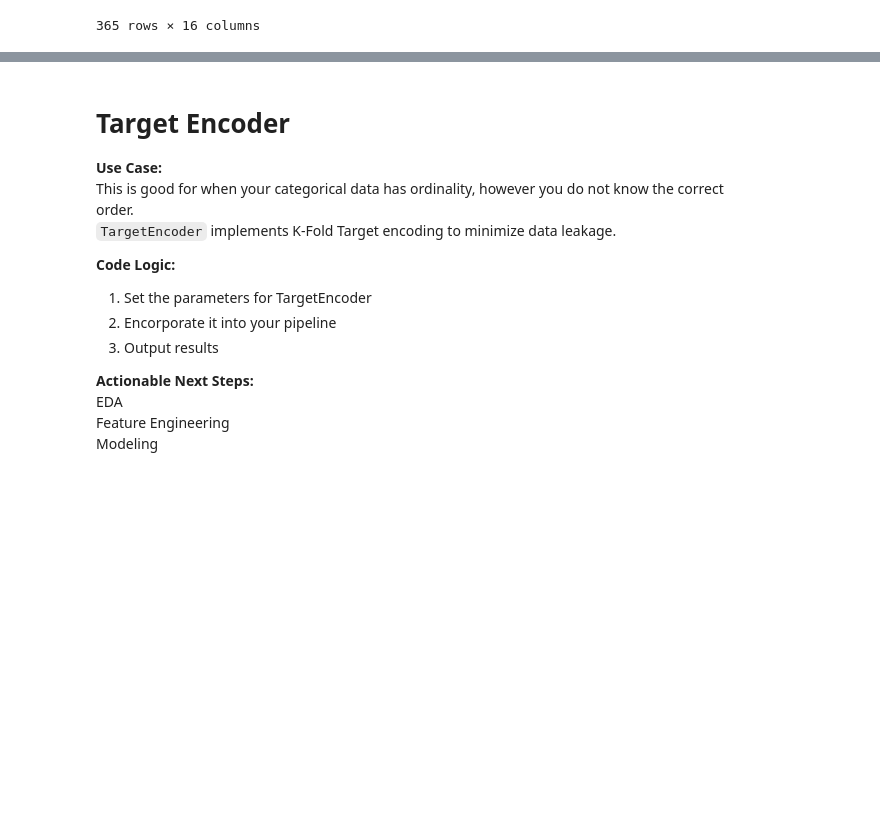
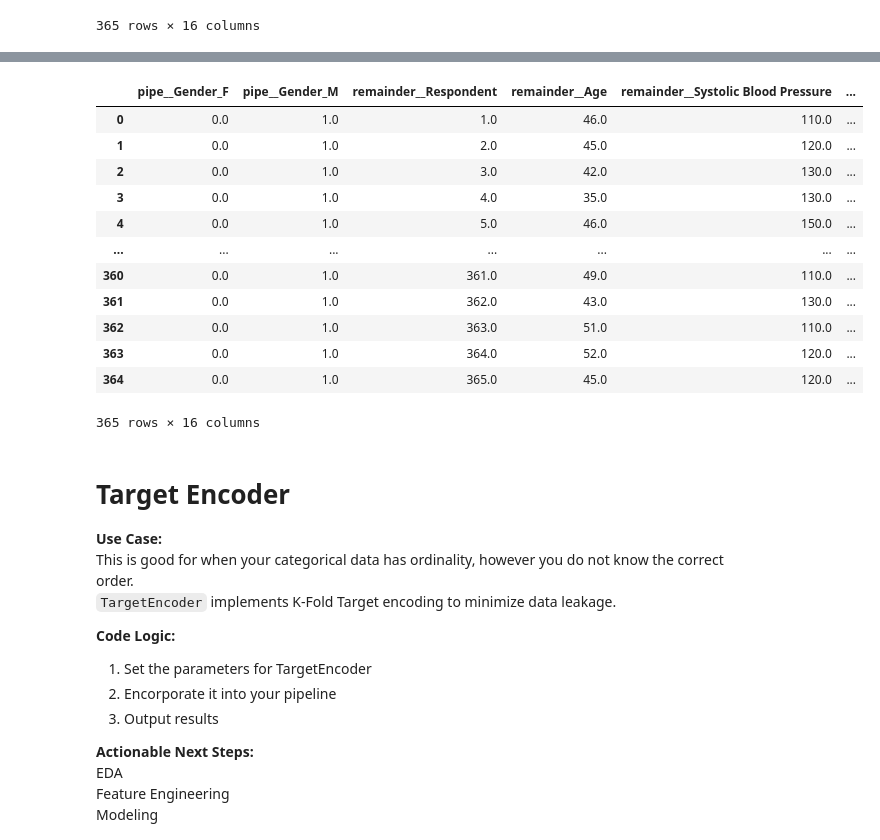
Before and after one commit to HafidAmbardi/tabulardataguidebook, a Jupyter notebook: Preprocessing/Preprocessing.ipynb, the cells around one changed output, grey strips where cells are left out. Cells and saved outputs as stored; diff of their text form; code cells hidden in the pictures; blank space fills up the shorter version.

```diff
--- a/Preprocessing/Preprocessing.ipynb
+++ b/Preprocessing/Preprocessing.ipynb
@@ -316,3 +333,47 @@ pd.DataFrame(output, columns=pipeline.named_steps['preprocessor'].get_feature_na
+# %%
+from sklearn.preprocessing import OneHotEncoder
+from sklearn.compose import ColumnTransformer
+from sklearn.pipeline import Pipeline
+
+# Define the OneHotEncoder
+one_hot_encoder = OneHotEncoder(min_frequency=10)
+
+# Define the columns you want to apply the OneHotEncoder to
+columns_to_encode = ['Gender']
+
+inner_pipeline = Pipeline([
+    ('onehot', one_hot_encoder),
+])
+
+# Define the ColumnTransformer
+preprocessor = ColumnTransformer(
+       transformers=[
+        ('pipe', inner_pipeline, columns_to_encode),
+    ],
+    remainder='passthrough',
+)
+
+# Define your pipeline
+pipeline = Pipeline(steps=[
+    ('preprocessor', preprocessor),
+])
+
+output = pipeline.fit_transform(data2,data2['Total Cholesterol (mg/dL)'])
+pd.DataFrame(output, columns=pipeline.named_steps['preprocessor'].get_feature_names_out())
+# %% [output]
+|  | pipe__Gender_F | pipe__Gender_M | remainder__Respondent | remainder__Age | remainder__Systolic Blood Pressure | ... |
+| 0 | 0.0 | 1.0 | 1.0 | 46.0 | 110.0 | ... |
+| 1 | 0.0 | 1.0 | 2.0 | 45.0 | 120.0 | ... |
+| 2 | 0.0 | 1.0 | 3.0 | 42.0 | 130.0 | ... |
+| 3 | 0.0 | 1.0 | 4.0 | 35.0 | 130.0 | ... |
+| 4 | 0.0 | 1.0 | 5.0 | 46.0 | 150.0 | ... |
+| ... | ... | ... | ... | ... | ... | ... |
+| 360 | 0.0 | 1.0 | 361.0 | 49.0 | 110.0 | ... |
+| 361 | 0.0 | 1.0 | 362.0 | 43.0 | 130.0 | ... |
+| 362 | 0.0 | 1.0 | 363.0 | 51.0 | 110.0 | ... |
+| 363 | 0.0 | 1.0 | 364.0 | 52.0 | 120.0 | ... |
+| 364 | 0.0 | 1.0 | 365.0 | 45.0 | 120.0 | ... |
+365 rows × 16 columns
 # %% [markdown]
 # Target Encoder
 **Use Case:** \
```
Also changed, not shown: parts of 9 cells of this notebook, 2 other files.
